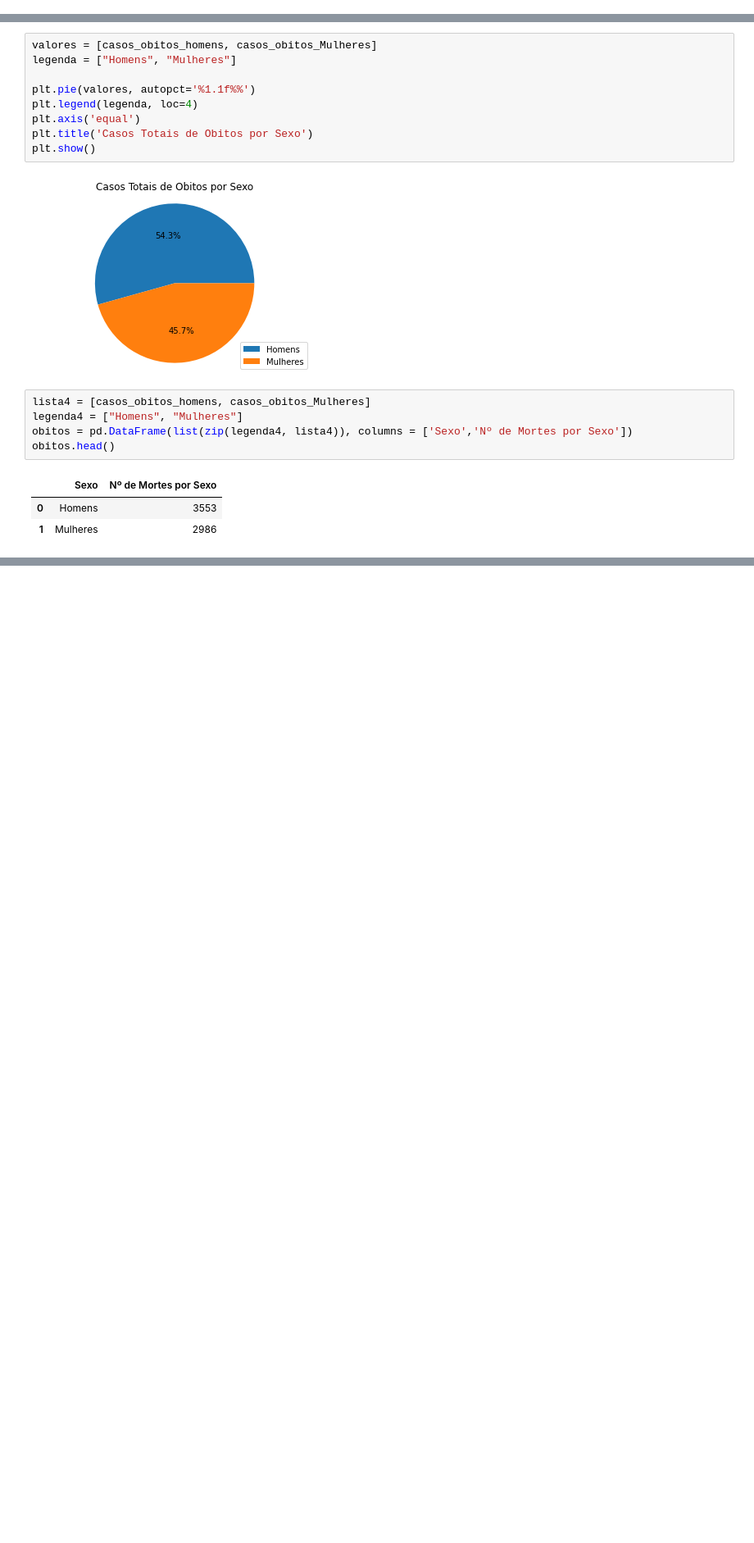
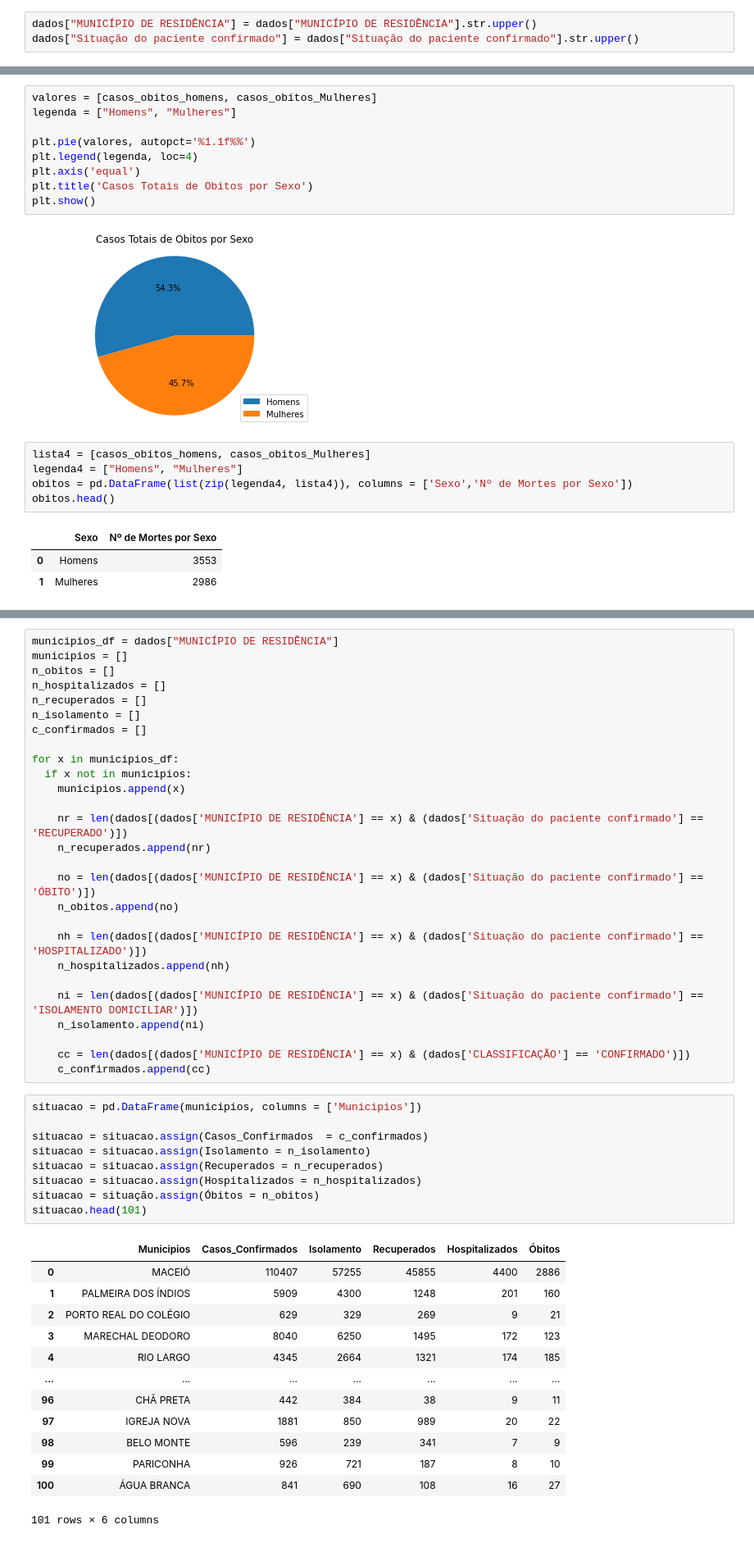
Before and after one commit to Jose-Bruno/Visualiza-oComputacional, a Jupyter notebook: José_Bruno_da_Silva_Santos_Visualização_Computacional.ipynb, the cells around one changed output, grey strips where cells are left out. Shown at 82% size. Drawn from its saved outputs; the diff is of its cells as text; blank space fills up the shorter version.

```diff
--- a/José_Bruno_da_Silva_Santos_Visualização_Computacional.ipynb
+++ b/José_Bruno_da_Silva_Santos_Visualização_Computacional.ipynb
@@ -43,3 +37,6 @@ dados.head(30)
+# %%
+dados["MUNICÍPIO DE RESIDÊNCIA"] = dados["MUNICÍPIO DE RESIDÊNCIA"].str.upper()
+dados["Situação do paciente confirmado"] = dados["Situação do paciente confirmado"].str.upper()
 # %% [markdown]
 # Painel Geral
 # %%
@@ -146,0 +146,50 @@ obitos.head()
+# %%
+municipios_df = dados["MUNICÍPIO DE RESIDÊNCIA"]
+municipios = []
+n_obitos = []
+n_hospitalizados = []
+n_recuperados = []
+n_isolamento = []
+c_confirmados = []
+
+for x in municipios_df:
+  if x not in municipios:
+    municipios.append(x)
+
+    nr = len(dados[(dados['MUNICÍPIO DE RESIDÊNCIA'] == x) & (dados['Situação do paciente confirmado'] == 'RECUPERADO')])
+    n_recuperados.append(nr)
+
+    no = len(dados[(dados['MUNICÍPIO DE RESIDÊNCIA'] == x) & (dados['Situação do paciente confirmado'] == 'ÓBITO')])
+    n_obitos.append(no)
+
+    nh = len(dados[(dados['MUNICÍPIO DE RESIDÊNCIA'] == x) & (dados['Situação do paciente confirmado'] == 'HOSPITALIZADO')])
+    n_hospitalizados.append(nh)
+
+    ni = len(dados[(dados['MUNICÍPIO DE RESIDÊNCIA'] == x) & (dados['Situação do paciente confirmado'] == 'ISOLAMENTO DOMICILIAR')])
+    n_isolamento.append(ni)
+
+    cc = len(dados[(dados['MUNICÍPIO DE RESIDÊNCIA'] == x) & (dados['CLASSIFICAÇÃO'] == 'CONFIRMADO')])
+    c_confirmados.append(cc)
+# %%
+situacao = pd.DataFrame(municipios, columns = ['Municipios'])
+
+situacao = situacao.assign(Casos_Confirmados  = c_confirmados)
+situacao = situacao.assign(Isolamento = n_isolamento)
+situacao = situacao.assign(Recuperados = n_recuperados)
+situacao = situacao.assign(Hospitalizados = n_hospitalizados)
+situacao = situação.assign(Óbitos = n_obitos)
+situacao.head(101)
+# %% [output]
+|  | Municipios | Casos_Confirmados | Isolamento | Recuperados | Hospitalizados | Óbitos |
+| 0 | MACEIÓ | 110407 | 57255 | 45855 | 4400 | 2886 |
+| 1 | PALMEIRA DOS ÍNDIOS | 5909 | 4300 | 1248 | 201 | 160 |
+| 2 | PORTO REAL DO COLÉGIO | 629 | 329 | 269 | 9 | 21 |
+| 3 | MARECHAL DEODORO | 8040 | 6250 | 1495 | 172 | 123 |
+| 4 | RIO LARGO | 4345 | 2664 | 1321 | 174 | 185 |
+| ... | ... | ... | ... | ... | ... | ... |
+| 96 | CHÃ PRETA | 442 | 384 | 38 | 9 | 11 |
+| 97 | IGREJA NOVA | 1881 | 850 | 989 | 20 | 22 |
+| 98 | BELO MONTE | 596 | 239 | 341 | 7 | 9 |
+| 99 | PARICONHA | 926 | 721 | 187 | 8 | 10 |
+| 100 | ÁGUA BRANCA | 841 | 690 | 108 | 16 | 27 |
+101 rows × 6 columns
```
Also changed, not shown: parts of 4 cells of this notebook.
